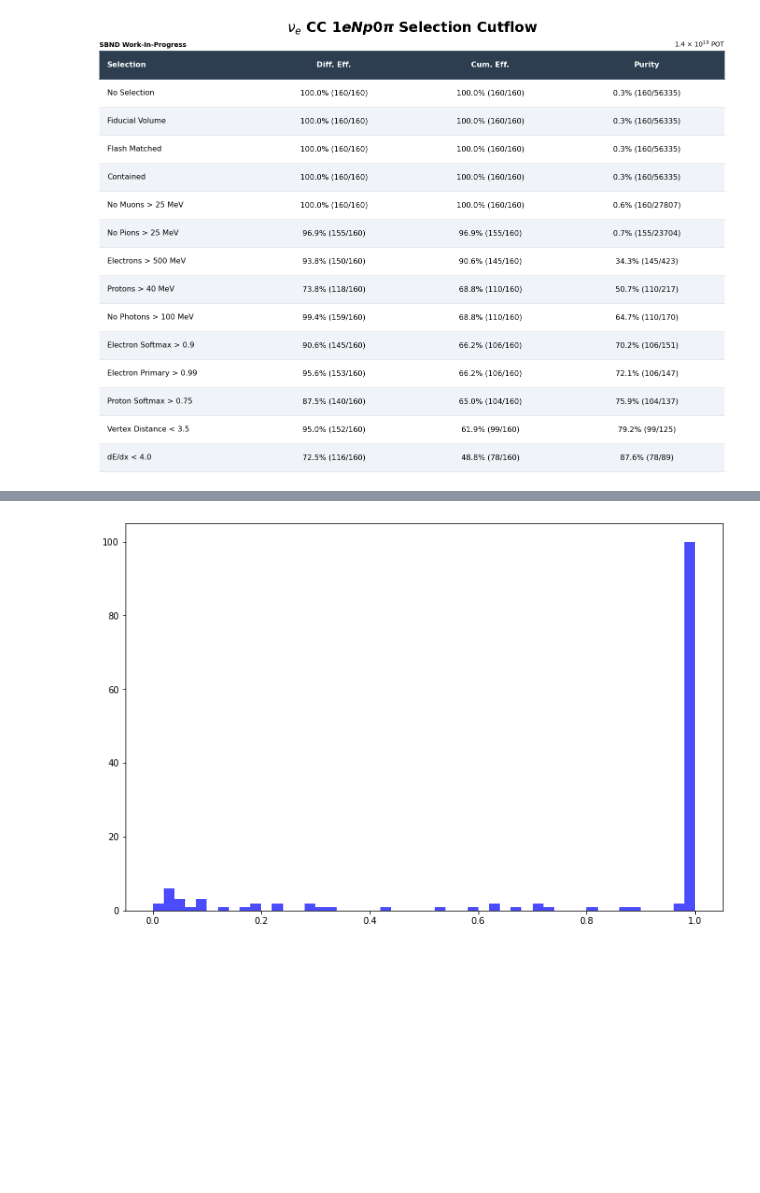
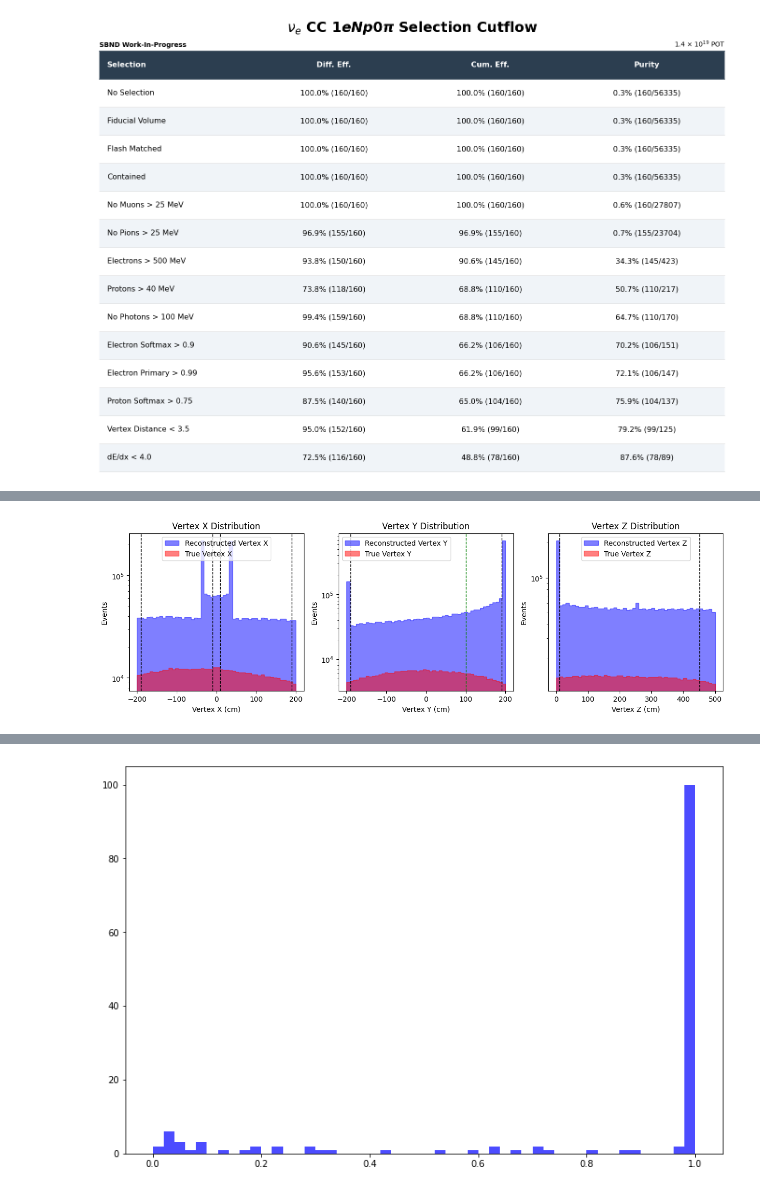
Before and after one commit to carriganm95/cafpyana, a Jupyter notebook: analysis_village/nueNp0Pi/notebooks/test.ipynb, the cells around one changed output, grey strips where cells are left out. Cells and saved outputs as stored; diff of their text form; code cells hidden in the pictures; blank space fills up the shorter version.

```diff
--- a/analysis_village/nueNp0Pi/notebooks/test.ipynb
+++ b/analysis_village/nueNp0Pi/notebooks/test.ipynb
@@ -460,0 +567,39 @@ len(df[mask].groupby(level=[0, 1]).size())
+# %%
+fig, ax = plt.subplots(1, 3, figsize=(15, 4))
+
+ax[0].hist(x_vertex, bins=50, range=(-200, 200), histtype='step', color='blue', label='Reconstructed Vertex X', fill=True, alpha=0.5)
+ax[0].hist(x_vertex_true, bins=50, range=(-200, 200), histtype='step', color='red', label='True Vertex X', fill=True, alpha=0.5)
+ax[0].set_xlabel('Vertex X (cm)')
+ax[0].set_ylabel('Events')
+ax[0].set_title('Vertex X Distribution')
+ax[0].set_yscale('log')
+ax[0].axvline(10, color='black', linestyle='--', linewidth=1)
+ax[0].axvline(190, color='black', linestyle='--', linewidth=1)
+ax[0].axvline(-10, color='black', linestyle='--', linewidth=1)
+ax[0].axvline(-190, color='black', linestyle='--', linewidth=1)
+ax[0].legend()
+
+ax[1].hist(y_vertex, bins=50, range=(-200, 200), histtype='step', color='blue', label='Reconstructed Vertex Y', fill=True, alpha=0.5)
+ax[1].hist(y_vertex_true, bins=50, range=(-200, 200), histtype='step', color='red', label='True Vertex Y', fill=True, alpha=0.5)
+ax[1].set_xlabel('Vertex Y (cm)')
+ax[1].set_ylabel('Events')
+ax[1].set_title('Vertex Y Distribution')
+ax[1].set_yscale('log')
+ax[1].axvline(190, color='black', linestyle='--', linewidth=1)
+ax[1].axvline(-190, color='black', linestyle='--', linewidth=1)
+ax[1].axvline(100, color='green', linestyle='--', linewidth=1)
+
+ax[1].legend()
+
+ax[2].hist(z_vertex, bins=50, range=(0, 500), histtype='step', color='blue', label='Reconstructed Vertex Z', fill=True, alpha=0.5)
+ax[2].hist(z_vertex_true, bins=50, range=(0, 500 ), histtype='step', color='red', label='True Vertex Z', fill=True, alpha=0.5)
+ax[2].set_xlabel('Vertex Z (cm)')
+ax[2].set_ylabel('Events')
+ax[2].set_title('Vertex Z Distribution')
+ax[2].legend()
+ax[2].set_yscale('log')
+ax[2].axvline(10, color='black', linestyle='--', linewidth=1)
+ax[2].axvline(450, color='black', linestyle='--', linewidth=1)
+plt.show()
+# %% [output]
+[figure, added]
```
Also changed, not shown: parts of 14 cells of this notebook, 5 other files.
